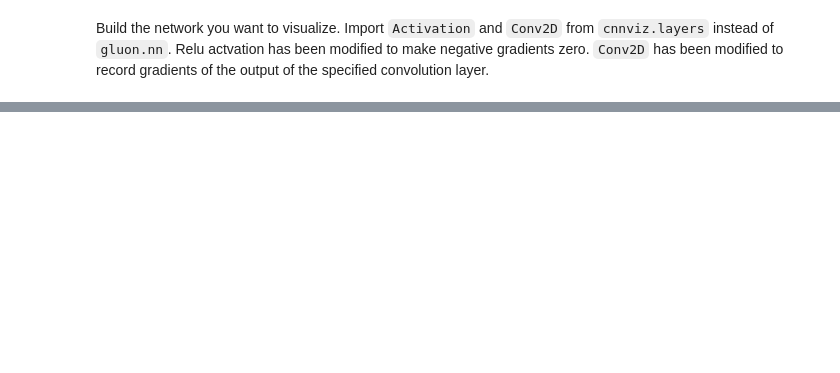
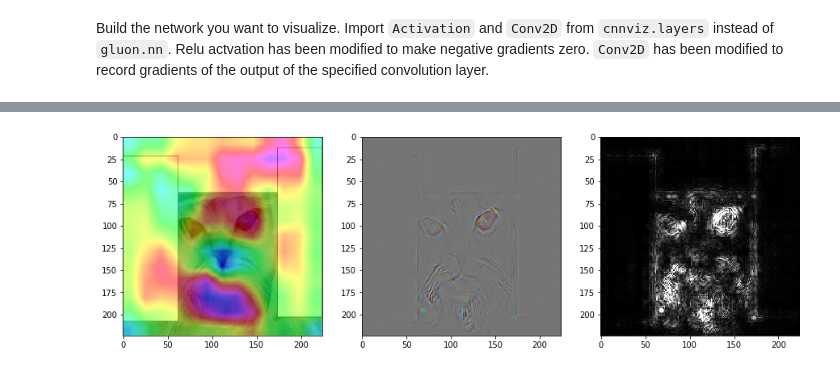
Before and after one commit to Ishitori/mxnet_tutorials, a Jupyter notebook: visualize_cnn/Minimal.ipynb, the cells around one changed output, grey strips where cells are left out. Cells and saved outputs as stored; diff of their text form; code cells hidden in the pictures; blank space fills up the shorter version.

```diff
--- a/visualize_cnn/Minimal.ipynb
+++ b/visualize_cnn/Minimal.ipynb
@@ -84,0 +111,4 @@ Read the image you want to use for visualization, pre-process it as required by
+# %%
+show_images(visualize(alexnet, "img/lime-cat-cut.jpg", last_conv_layer_name))
+# %% [output]
+[figure, added]
```
Also changed, not shown: parts of 18 cells of this notebook.
